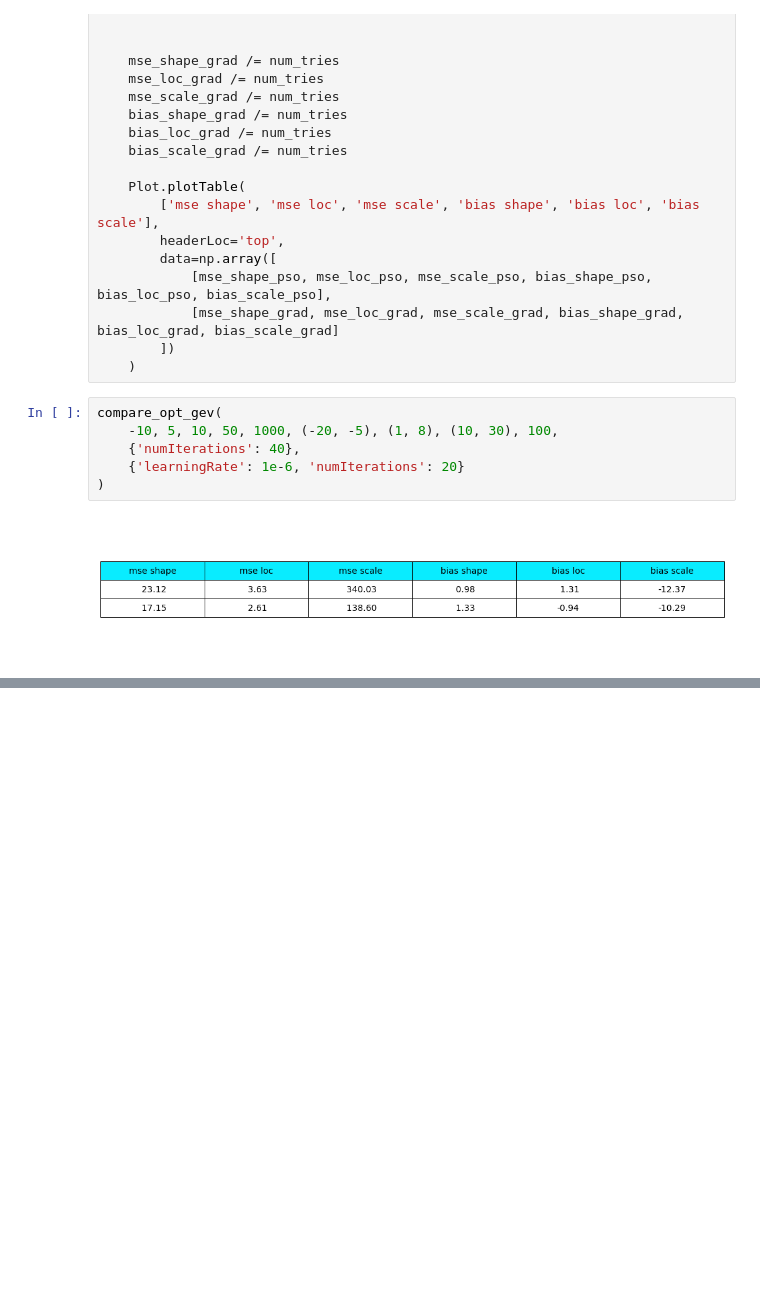
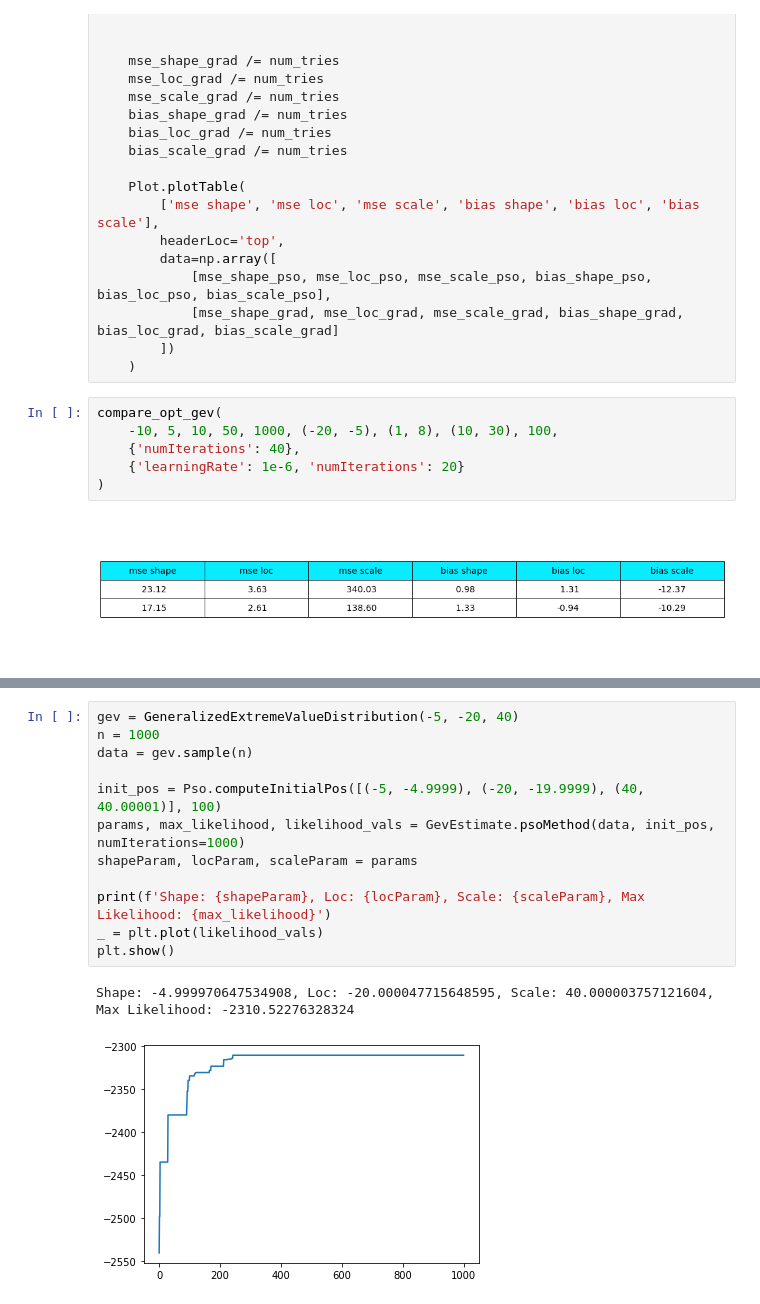
Before and after one commit to tymefighter/Forecast, a Jupyter notebook: notebooks/optimization.ipynb, the cells around one changed output, grey strips where cells are left out. Saved outputs shown, nothing was run; the diff lists cells and outputs as text; blank space fills up the shorter version.

```diff
--- a/notebooks/optimization.ipynb
+++ b/notebooks/optimization.ipynb
@@ -558,0 +574,15 @@ compare_opt_gev(
+# %%
+gev = GeneralizedExtremeValueDistribution(-5, -20, 40)
+n = 1000
+data = gev.sample(n)
+
+init_pos = Pso.computeInitialPos([(-5, -4.9999), (-20, -19.9999), (40, 40.00001)], 100)
+params, max_likelihood, likelihood_vals = GevEstimate.psoMethod(data, init_pos, numIterations=1000)
+shapeParam, locParam, scaleParam = params
+
+print(f'Shape: {shapeParam}, Loc: {locParam}, Scale: {scaleParam}, Max Likelihood: {max_likelihood}')
+_ = plt.plot(likelihood_vals)
+plt.show()
+# %% [output]
+Shape: -4.999970647534908, Loc: -20.000047715648595, Scale: 40.000003757121604, Max Likelihood: -2310.52276328324
+[figure, added]
```
Also changed, not shown: parts of 3 cells of this notebook, 1 other file.
